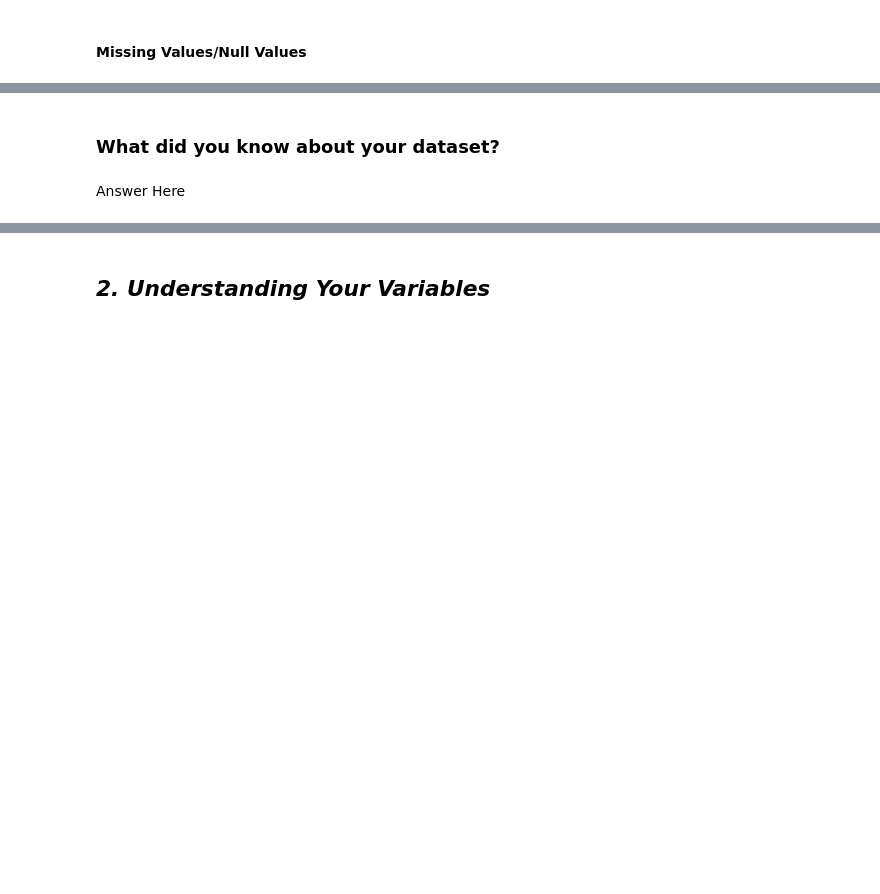
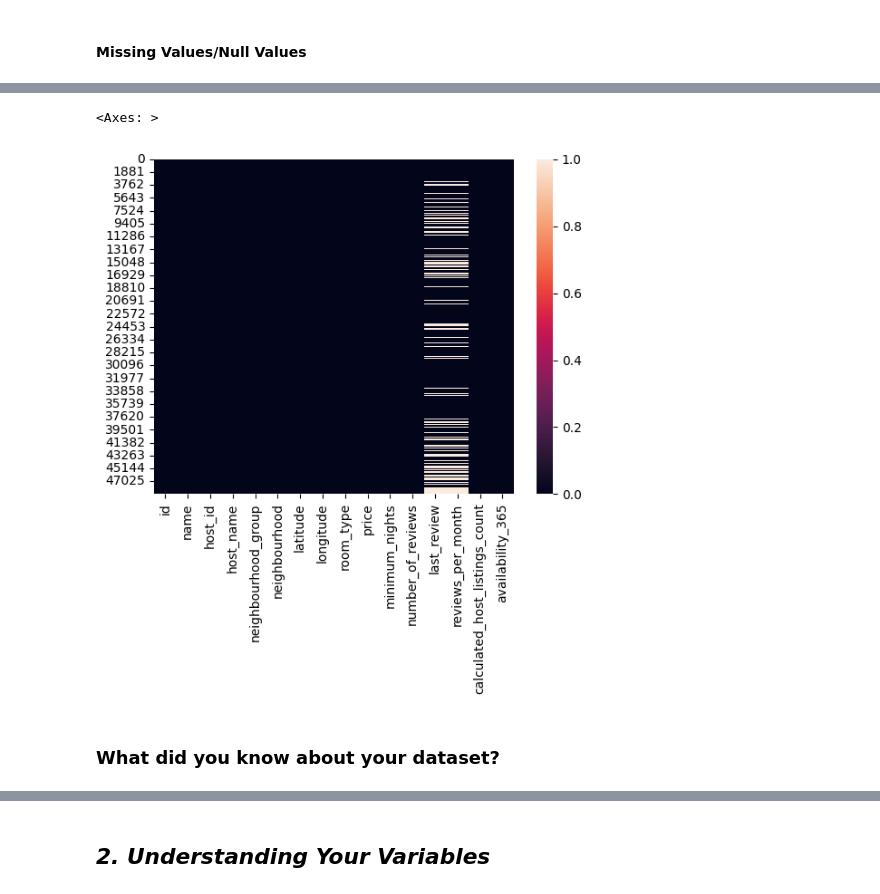
Before and after one commit to shahlobsha/Airbnb-Eda-Capstone-Project, a Jupyter notebook: Drafts/Airbnb_EDA_Analysis_Draft_1.ipynb, the cells around one changed output, grey strips where cells are left out. Drawn from its saved outputs; the diff is of its cells as text; code cells hidden in the pictures; blank space fills up the shorter version.

```diff
--- a/Drafts/Airbnb_EDA_Analysis_Draft_1.ipynb
+++ b/Drafts/Airbnb_EDA_Analysis_Draft_1.ipynb
@@ -103,2 +94,4 @@ airbnb_df = pd.read_csv()
+# %%
+airbnb_df = pd.read_csv("/content/drive/MyDrive/Colab Notebooks/Almabetter/Csv datasets/Airbnb NYC 2019 (1).csv") #reading the csv file from the google drive
 # %% [markdown]
 ### Dataset First View
@@ -123,6 +164,8 @@ airbnb_df = pd.read_csv()
 # %%
 # Visualizing the missing values
+sns.heatmap(airbnb_df.isnull())
+# %% [output]
+<Axes: >
+[figure, added]
 # %% [markdown]
 ### What did you know about your dataset?
-# %% [markdown]
-Answer Here
```
Also changed, not shown: parts of 156 cells of this notebook.
